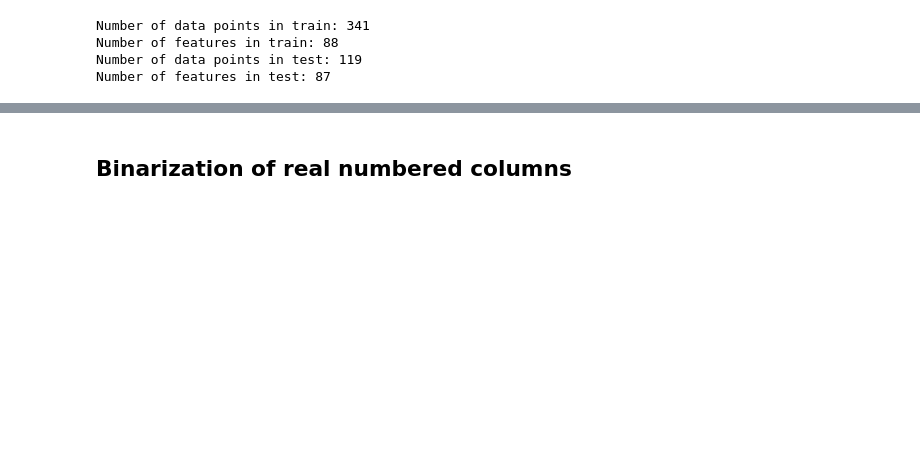
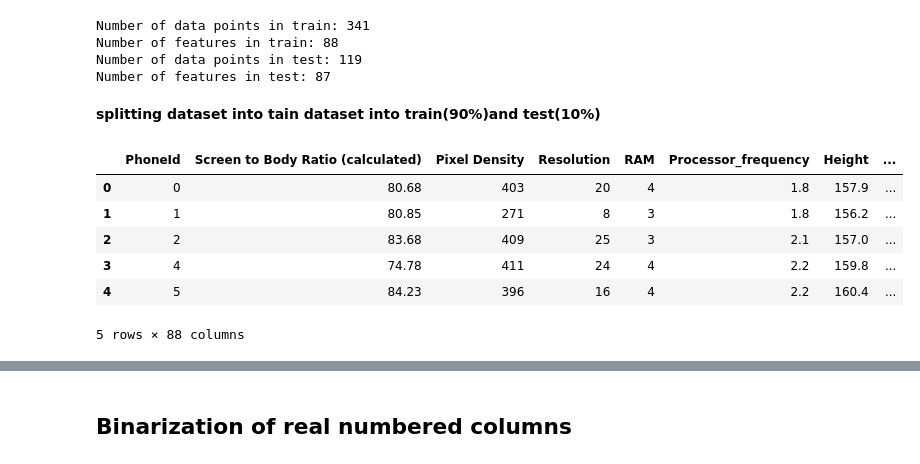
Before and after one commit to chinthanishanth/deep_learning, a Jupyter notebook: Python MP Neuron Perceptron/Mobile_Like_and_Dislike_Prediction.ipynb, the cells around one changed output, grey strips where cells are left out. Saved outputs shown, nothing was run; the diff lists cells and outputs as text; code cells hidden in the pictures; blank space fills up the shorter version.

```diff
--- a/Python MP Neuron Perceptron/Mobile_Like_and_Dislike_Prediction.ipynb
+++ b/Python MP Neuron Perceptron/Mobile_Like_and_Dislike_Prediction.ipynb
@@ -432,0 +430,14 @@ Y_train = train_new['Rating']
+# %% [markdown]
+<b> splitting dataset into tain dataset into train(90%)and test(10%)</b>
+# %%
+data = pd.read_csv("train_cleaned.csv")
+data['Rating'] =  data.Rating.apply(lambda x : 1 if x >= 4 else 0)
+data.head()
+# %% [output]
+|  | PhoneId | Screen to Body Ratio (calculated) | Pixel Density | Resolution | RAM | Processor_frequency | Height | ... |
+| 0 | 0 | 80.68 | 403 | 20 | 4 | 1.8 | 157.9 | ... |
+| 1 | 1 | 80.85 | 271 | 8 | 3 | 1.8 | 156.2 | ... |
+| 2 | 2 | 83.68 | 409 | 25 | 3 | 2.1 | 157.0 | ... |
+| 3 | 4 | 74.78 | 411 | 24 | 4 | 2.2 | 159.8 | ... |
+| 4 | 5 | 84.23 | 396 | 16 | 4 | 2.2 | 160.4 | ... |
+5 rows × 88 columns
```
Also changed, not shown: parts of 23 cells of this notebook.
